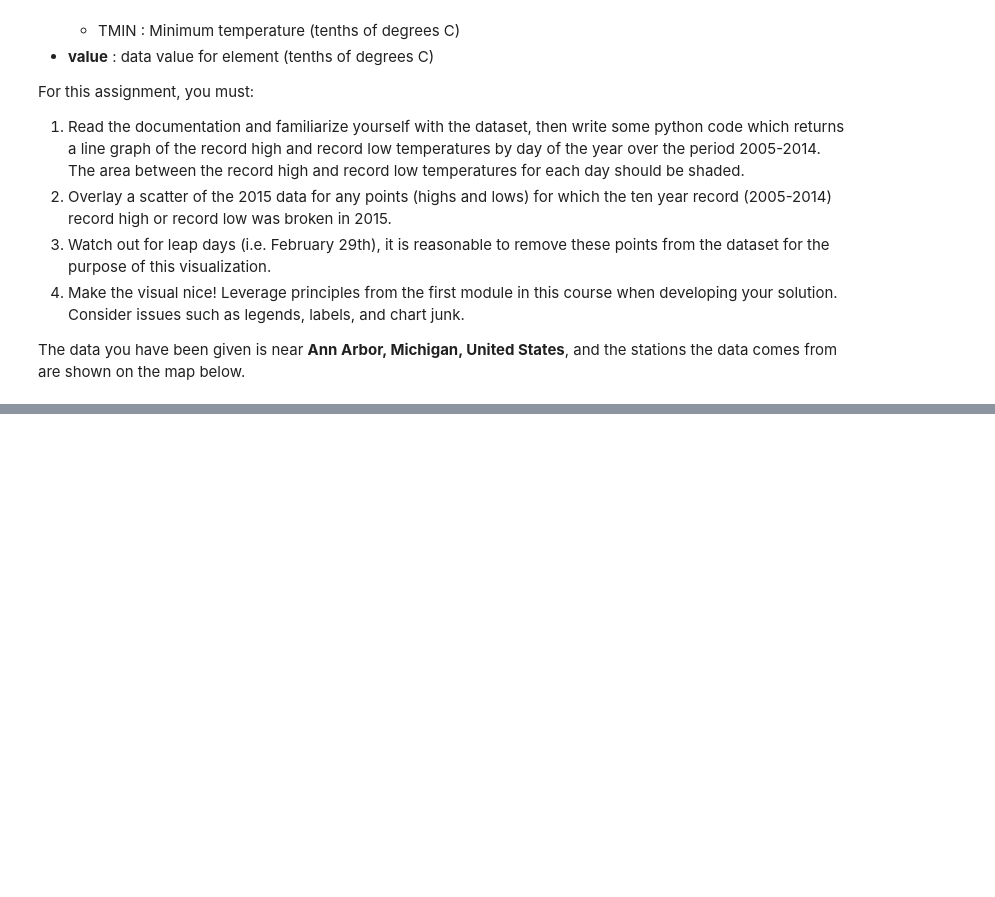
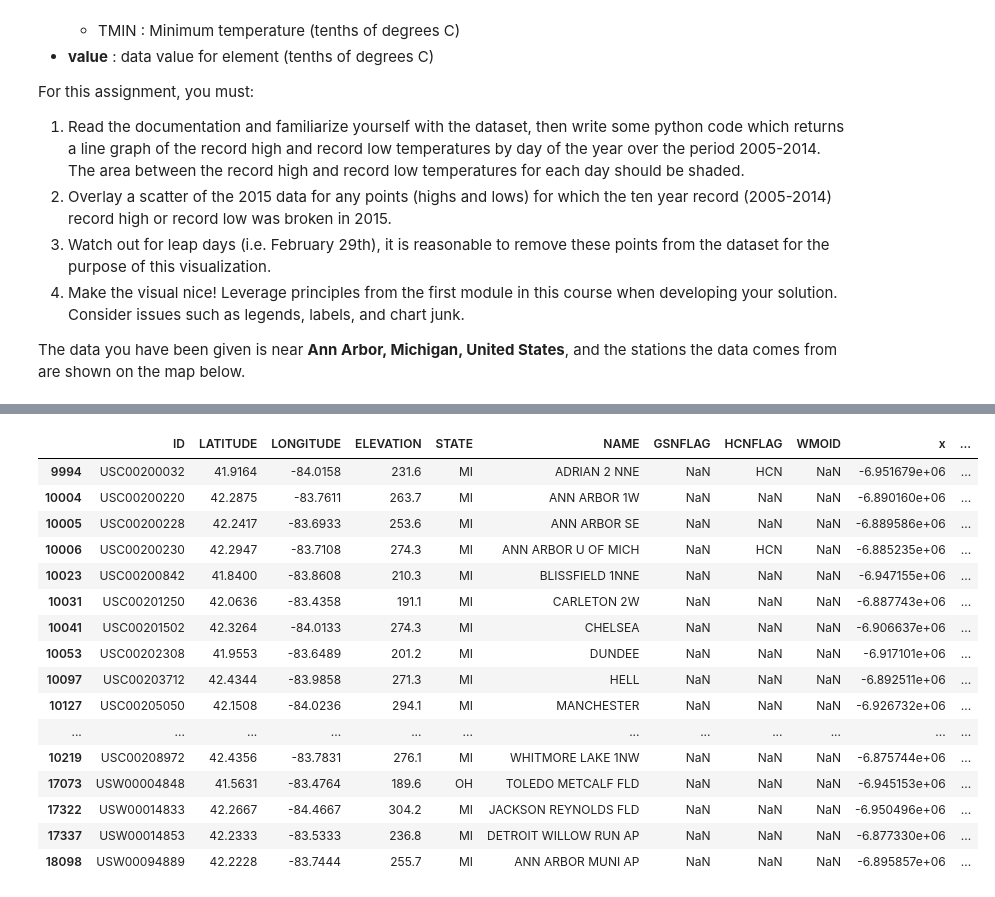
Before and after one commit to maab2198/applied_ds_python, a Jupyter notebook: applied_plotting/Assignment2.ipynb, the cells around one changed output, grey strips where cells are left out. Drawn from its saved outputs; the diff is of its cells as text; code cells hidden in the pictures; blank space fills up the shorter version.

```diff
--- a/applied_plotting/Assignment2.ipynb
+++ b/applied_plotting/Assignment2.ipynb
@@ -49,0 +65,28 @@ leaflet_plot_stations(400,'fb441e62df2d58994928907a91895ec62c2c42e6cd075c2700843
+# %%
+binsize =  400
+hashid = 'fb441e62df2d58994928907a91895ec62c2c42e6cd075c2700843b89'
+df = pd.read_csv('data/C2A2_data/BinSize_d{}.csv'.format(binsize))
+
+station_locations_by_hash = df[df['hash'] == hashid]
+
+lons = station_locations_by_hash['LONGITUDE'].tolist()
+lats = station_locations_by_hash['LATITUDE'].tolist()
+station_locations_by_hash
+# %% [output]
+|  | ID | LATITUDE | LONGITUDE | ELEVATION | STATE | NAME | GSNFLAG | HCNFLAG | WMOID | x | ... |
+| 9994 | USC00200032 | 41.9164 | -84.0158 | 231.6 | MI | ADRIAN 2 NNE | NaN | HCN | NaN | -6.951679e+06 | ... |
+| 10004 | USC00200220 | 42.2875 | -83.7611 | 263.7 | MI | ANN ARBOR 1W | NaN | NaN | NaN | -6.890160e+06 | ... |
+| 10005 | USC00200228 | 42.2417 | -83.6933 | 253.6 | MI | ANN ARBOR SE | NaN | NaN | NaN | -6.889586e+06 | ... |
+| 10006 | USC00200230 | 42.2947 | -83.7108 | 274.3 | MI | ANN ARBOR U OF MICH | NaN | HCN | NaN | -6.885235e+06 | ... |
+| 10023 | USC00200842 | 41.8400 | -83.8608 | 210.3 | MI | BLISSFIELD 1NNE | NaN | NaN | NaN | -6.947155e+06 | ... |
+| 10031 | USC00201250 | 42.0636 | -83.4358 | 191.1 | MI | CARLETON 2W | NaN | NaN | NaN | -6.887743e+06 | ... |
+| 10041 | USC00201502 | 42.3264 | -84.0133 | 274.3 | MI | CHELSEA | NaN | NaN | NaN | -6.906637e+06 | ... |
+| 10053 | USC00202308 | 41.9553 | -83.6489 | 201.2 | MI | DUNDEE | NaN | NaN | NaN | -6.917101e+06 | ... |
+| 10097 | USC00203712 | 42.4344 | -83.9858 | 271.3 | MI | HELL | NaN | NaN | NaN | -6.892511e+06 | ... |
+| 10127 | USC00205050 | 42.1508 | -84.0236 | 294.1 | MI | MANCHESTER | NaN | NaN | NaN | -6.926732e+06 | ... |
+| ... | ... | ... | ... | ... | ... | ... | ... | ... | ... | ... | ... |
+| 10219 | USC00208972 | 42.4356 | -83.7831 | 276.1 | MI | WHITMORE LAKE 1NW | NaN | NaN | NaN | -6.875744e+06 | ... |
+| 17073 | USW00004848 | 41.5631 | -83.4764 | 189.6 | OH | TOLEDO METCALF FLD | NaN | NaN | NaN | -6.945153e+06 | ... |
+| 17322 | USW00014833 | 42.2667 | -84.4667 | 304.2 | MI | JACKSON REYNOLDS FLD | NaN | NaN | NaN | -6.950496e+06 | ... |
+| 17337 | USW00014853 | 42.2333 | -83.5333 | 236.8 | MI | DETROIT WILLOW RUN AP | NaN | NaN | NaN | -6.877330e+06 | ... |
+| 18098 | USW00094889 | 42.2228 | -83.7444 | 255.7 | MI | ANN ARBOR MUNI AP | NaN | NaN | NaN | -6.895857e+06 | ... |
```
Also changed, not shown: parts of 17 cells of this notebook.
